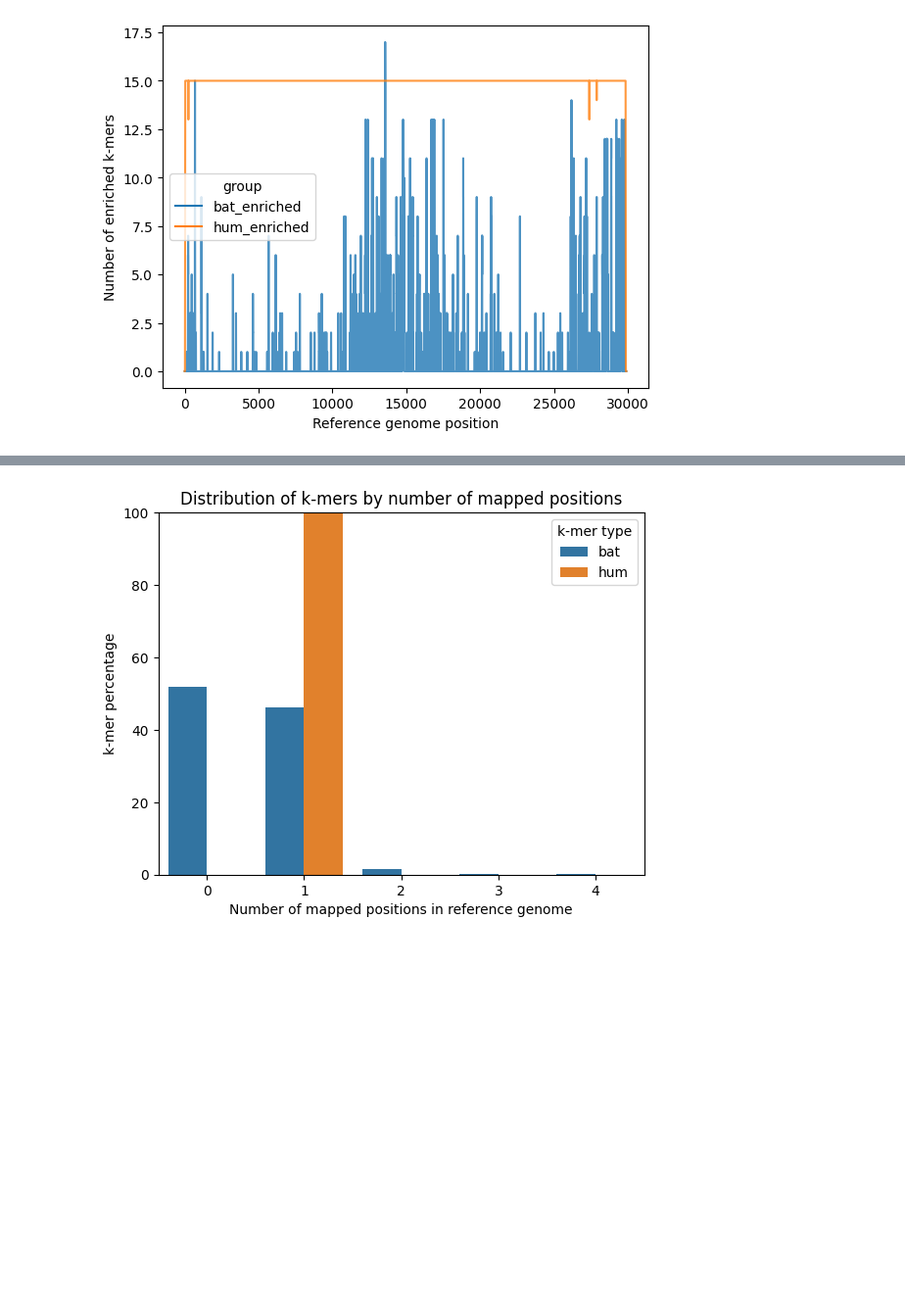
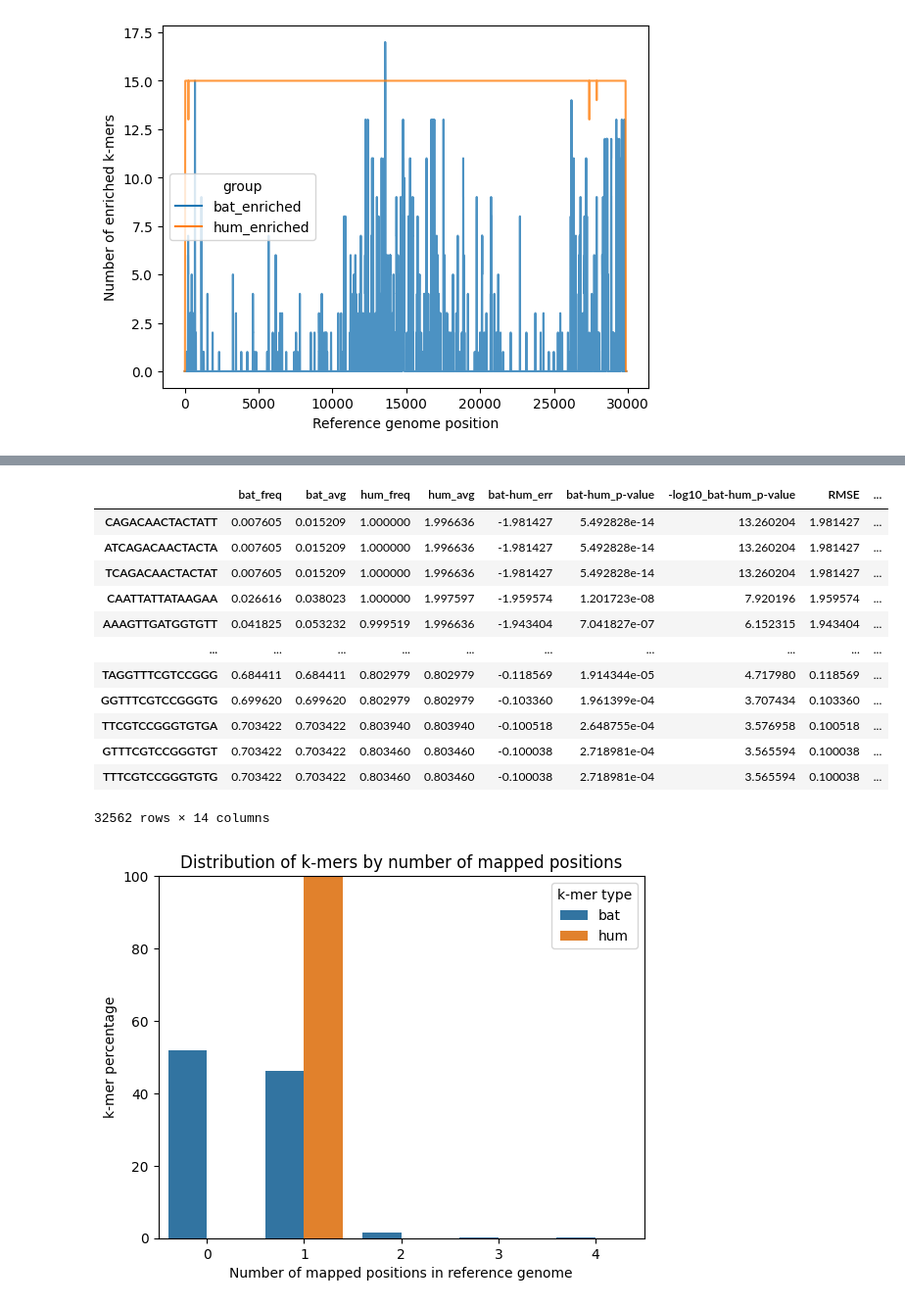
Before and after one commit to wis-janusz/PORT-EK2, a Jupyter notebook: notebooks/bat_analysis.ipynb, the cells around one changed output, grey strips where cells are left out. Shown: that part at 98% size. Cells and saved outputs as stored; diff of their text form; code cells hidden in the pictures; blank space fills up the shorter version.

```diff
--- a/notebooks/bat_analysis.ipynb
+++ b/notebooks/bat_analysis.ipynb
@@ -408,3 +423,19 @@ plt.savefig(f"../output/bat/enriched_{k}mer_coverage.svg", format="svg", dpi=600
+# %%
+enriched_kmer_stat_matrix
+# %% [output]
+|  | bat_freq | bat_avg | hum_freq | hum_avg | bat-hum_err | bat-hum_p-value | -log10_bat-hum_p-value | RMSE | ... |
+| CAGACAACTACTATT | 0.007605 | 0.015209 | 1.000000 | 1.996636 | -1.981427 | 5.492828e-14 | 13.260204 | 1.981427 | ... |
+| ATCAGACAACTACTA | 0.007605 | 0.015209 | 1.000000 | 1.996636 | -1.981427 | 5.492828e-14 | 13.260204 | 1.981427 | ... |
+| TCAGACAACTACTAT | 0.007605 | 0.015209 | 1.000000 | 1.996636 | -1.981427 | 5.492828e-14 | 13.260204 | 1.981427 | ... |
+| CAATTATTATAAGAA | 0.026616 | 0.038023 | 1.000000 | 1.997597 | -1.959574 | 1.201723e-08 | 7.920196 | 1.959574 | ... |
+| AAAGTTGATGGTGTT | 0.041825 | 0.053232 | 0.999519 | 1.996636 | -1.943404 | 7.041827e-07 | 6.152315 | 1.943404 | ... |
+| ... | ... | ... | ... | ... | ... | ... | ... | ... | ... |
+| TAGGTTTCGTCCGGG | 0.684411 | 0.684411 | 0.802979 | 0.802979 | -0.118569 | 1.914344e-05 | 4.717980 | 0.118569 | ... |
+| GGTTTCGTCCGGGTG | 0.699620 | 0.699620 | 0.802979 | 0.802979 | -0.103360 | 1.961399e-04 | 3.707434 | 0.103360 | ... |
+| TTCGTCCGGGTGTGA | 0.703422 | 0.703422 | 0.803940 | 0.803940 | -0.100518 | 2.648755e-04 | 3.576958 | 0.100518 | ... |
+| GTTTCGTCCGGGTGT | 0.703422 | 0.703422 | 0.803460 | 0.803460 | -0.100038 | 2.718981e-04 | 3.565594 | 0.100038 | ... |
+| TTTCGTCCGGGTGTG | 0.703422 | 0.703422 | 0.803460 | 0.803460 | -0.100038 | 2.718981e-04 | 3.565594 | 0.100038 | ... |
+32562 rows × 14 columns
 # %%
 bat_dist = enriched_kmer_stat_matrix[enriched_kmer_stat_matrix["group"] == "bat_enriched"].value_counts("n_pos")/enriched_kmer_stat_matrix.value_counts('group')["bat_enriched"]*100
 hum_dist = enriched_kmer_stat_matrix[enriched_kmer_stat_matrix["group"] == "hum_enriched"].value_counts("n_pos")/enriched_kmer_stat_matrix.value_counts('group')["hum_enriched"]*100
```
Also changed, not shown: parts of 5 cells of this notebook.
